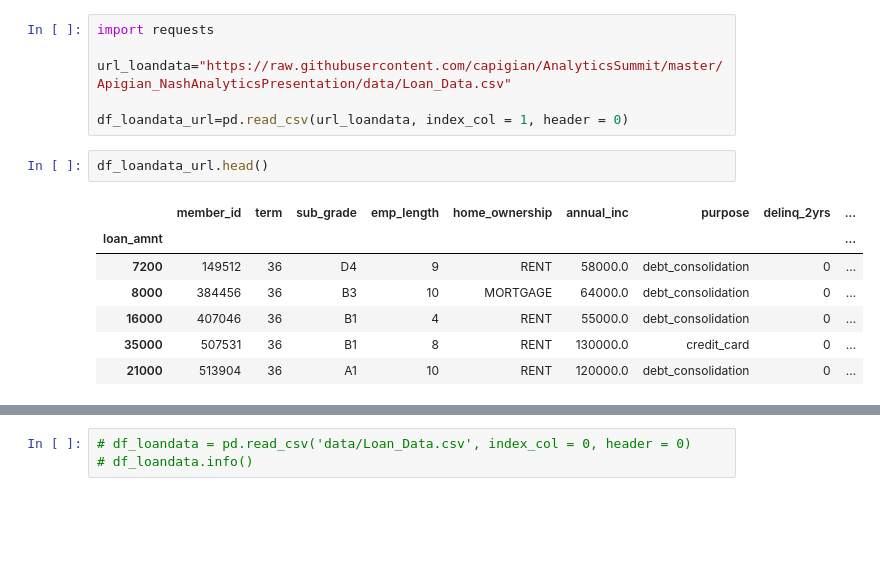
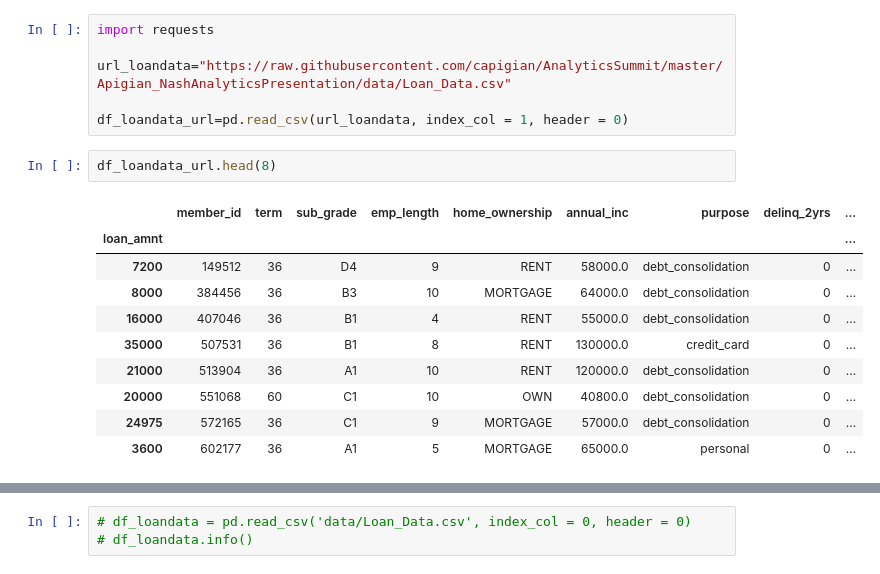
Before and after one commit to mbyanfei/Google-Colab, a Jupyter notebook: Apigian_NashAnalyticsPresentation/Apigian_Solution.ipynb, the cells around one changed output, grey strips where cells are left out. Drawn from its saved outputs; the diff is of its cells as text; blank space fills up the shorter version.

```diff
--- a/Apigian_NashAnalyticsPresentation/Apigian_Solution.ipynb
+++ b/Apigian_NashAnalyticsPresentation/Apigian_Solution.ipynb
@@ -47,15 +65,18 @@ url_loandata="https://raw.githubusercontent.com/capigian/AnalyticsSummit/master/
 
 df_loandata_url=pd.read_csv(url_loandata, index_col = 1, header = 0)
 # %%
-df_loandata_url.head()
+df_loandata_url.head(8)
 # %% [output]
 |  | member_id | term | sub_grade | emp_length | home_ownership | annual_inc | purpose | delinq_2yrs | ... |
 | loan_amnt |  |  |  |  |  |  |  |  | ... |
 | 7200 | 149512 | 36 | D4 | 9 | RENT | 58000.0 | debt_consolidation | 0 | ... |
 | 8000 | 384456 | 36 | B3 | 10 | MORTGAGE | 64000.0 | debt_consolidation | 0 | ... |
 | 16000 | 407046 | 36 | B1 | 4 | RENT | 55000.0 | debt_consolidation | 0 | ... |
 | 35000 | 507531 | 36 | B1 | 8 | RENT | 130000.0 | credit_card | 0 | ... |
 | 21000 | 513904 | 36 | A1 | 10 | RENT | 120000.0 | debt_consolidation | 0 | ... |
+| 20000 | 551068 | 60 | C1 | 10 | OWN | 40800.0 | debt_consolidation | 0 | ... |
+| 24975 | 572165 | 36 | C1 | 9 | MORTGAGE | 57000.0 | debt_consolidation | 0 | ... |
+| 3600 | 602177 | 36 | A1 | 5 | MORTGAGE | 65000.0 | personal | 0 | ... |
 # %%
 pwd
 # %% [output]
```
Also changed, not shown: parts of 10 cells of this notebook.
